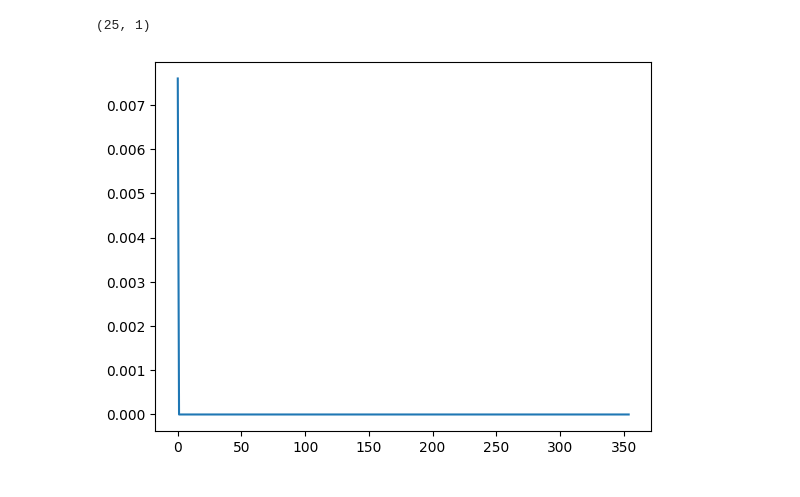
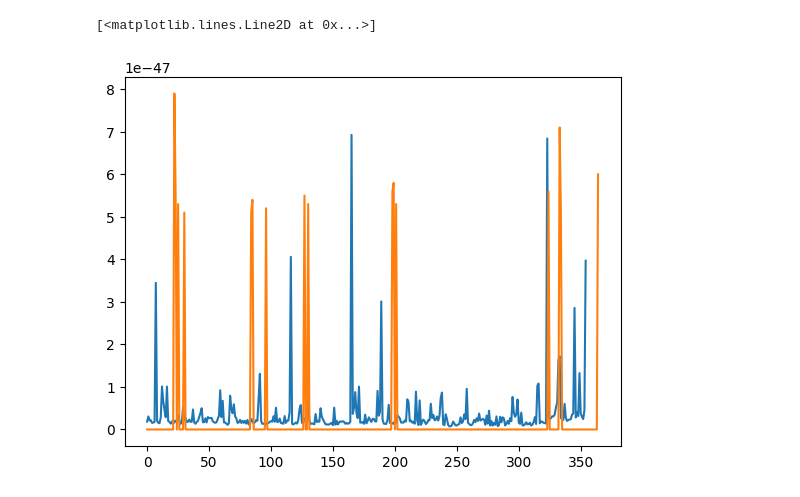
Before and after one commit to lhhhappy/Earthquake_predictor, a Jupyter notebook: reference_project/RSIT/RSIT.ipynb, the cells around one changed output. Cells and saved outputs as stored; diff of their text form; code cells hidden in the pictures.

```diff
--- a/reference_project/RSIT/RSIT.ipynb
+++ b/reference_project/RSIT/RSIT.ipynb
@@ -160,7 +156,7 @@ nreps = 0
 
 
 # 主循环，执行10000次迭代
-while ii < 1:
+while ii < 10000:
     ii += 1
     input_dimensions = stationnum
 
@@ -189,7 +185,7 @@ while ii < 1:
             xx = UU
             noisestrength = 0  # 可以添加噪声
             xx_noise = xx + noisestrength * np.random.rand(*xx.shape)
-            D = xx_noise.shape[0]  # 系统中的变量数量
+            D = xx_noise.shape[0]  # 系统中的变量数量 16
             trainlength = time_points
 
             traindata = xx_noise[:, :trainlength]
@@ -203,7 +199,7 @@ while ii < 1:
             AA_rows = (trainlength - 1) * (embeddings_num - 1) + 1
             AA_cols = embeddings_num * F_dimensions
 
-            AA = np.zeros((AA_rows, AA_cols))
+            AA = np.zeros((AA_rows, AA_cols)) #41, 25
             b = np.zeros((AA_rows, 1))
 
             for k in range(embeddings_num - 1):
@@ -216,6 +212,7 @@ while ii < 1:
             b[(trainlength - 1) * (embeddings_num - 1), 0] = traindata_x_NN[0, 0]
 
             # 求解线性方程 AA * flat_A = b
+
             flat_A, residuals, rank, s_vals = np.linalg.lstsq(AA, b, rcond=None)
 
             flat_A = flat_A.flatten()
@@ -257,8 +254,6 @@ while ii < 1:
 
         normal_sd_y[normal_start - 1, 0] += np.std(test_flat_y[0, :], ddof=0)
         reps += 1
-        break
-
     # 打印进度
     if ii % 100 == 0:
         print(ii)
@@ -271,8 +266,18 @@ combined_sd_y_South_central_Alaska = normal_sd_y.flatten()
 plt.figure()
 plt.plot(combined_sd_y_South_central_Alaska)
 plt.show()
-# %% [output]
-(25, 1)
-[figure, removed]
+# %%
+normal_sd_y = normal_sd_y / ii
+# %%
+
+
+# 保存结果
+combined_sd_y_South_central_Alaska = normal_sd_y.flatten()
+plt.figure()
+plt.plot(combined_sd_y_South_central_Alaska)
+plt.plot([i/1e47 if i > 5 else 0 for i in earthquake_data[0]])
+# %% [output]
+[<matplotlib.lines.Line2D at 0x...>]
+[figure, added]
 # %%
 plt.plot(earthquake_data[0,:])
```
Also changed, not shown: parts of 4 cells of this notebook, 2 other files.
